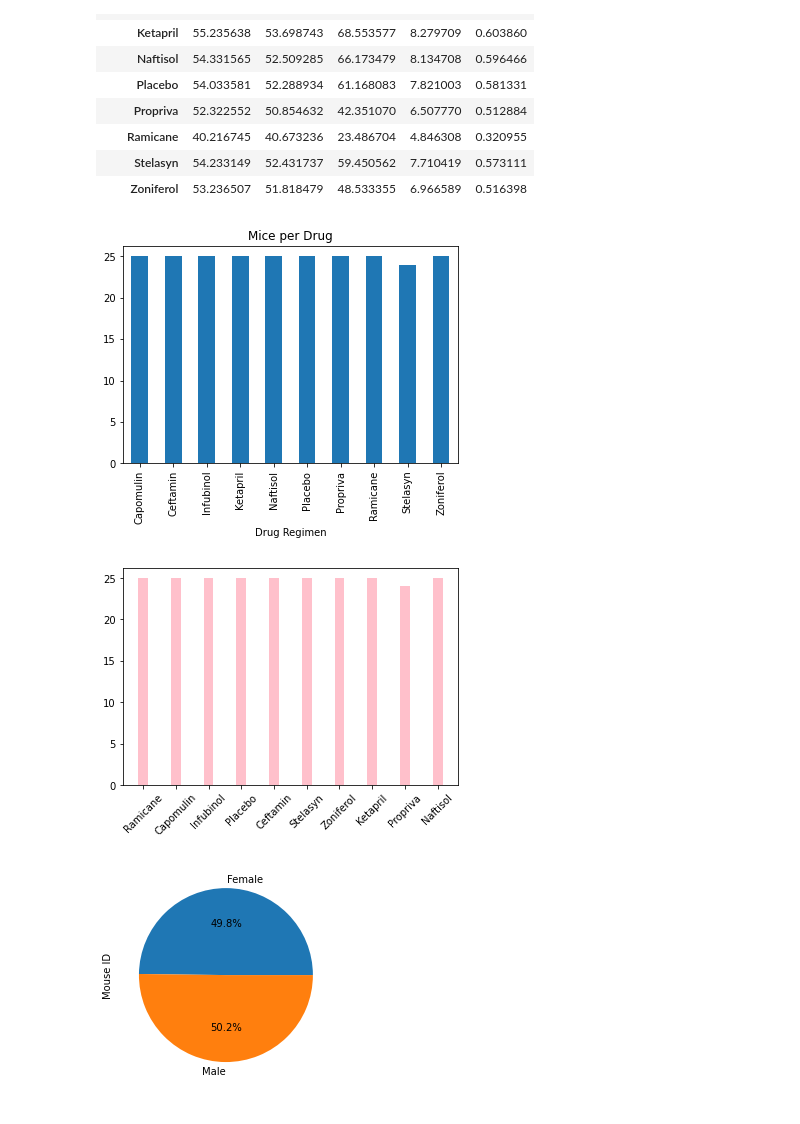
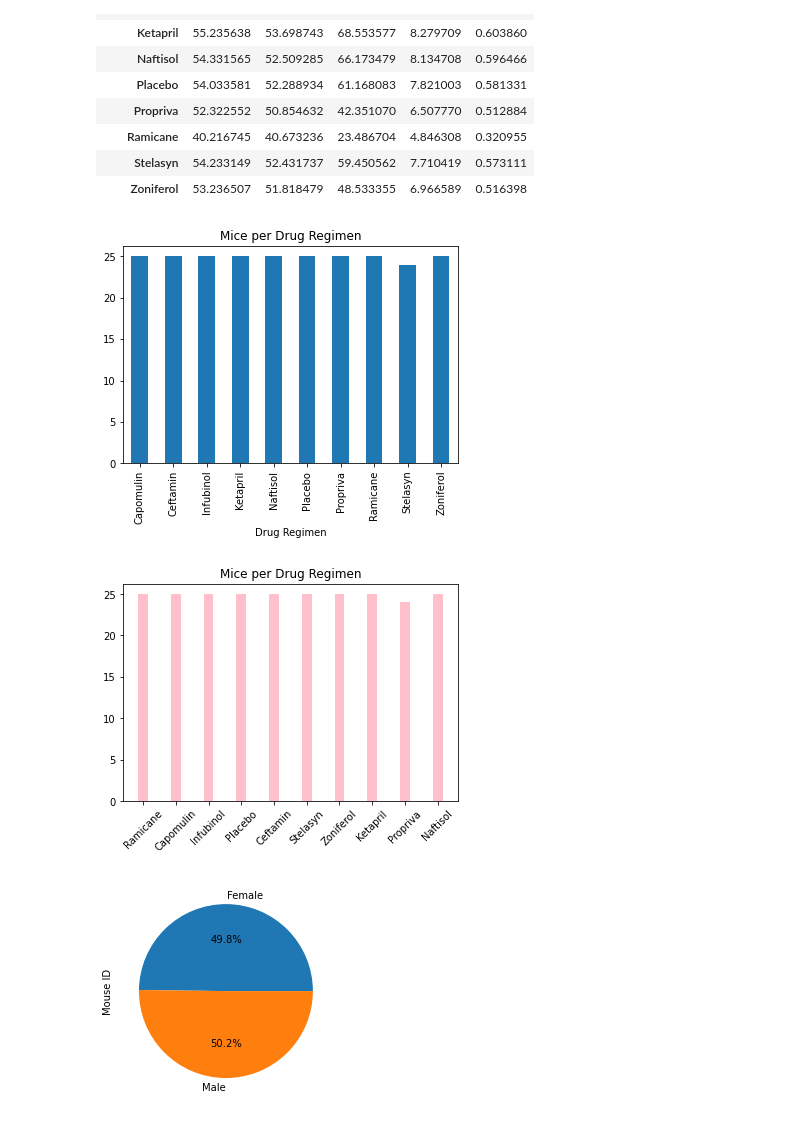
Before and after one commit to emedina2/Matplotlib_Homework, a Jupyter notebook: 02-Homework/05-Matplotlib/Instructions/Pymaceuticals/Pymaceuticals.ipynb, the cells around one changed output. Drawn from its saved outputs; the diff is of its cells as text; code cells hidden in the pictures.

```diff
--- a/02-Homework/05-Matplotlib/Instructions/Pymaceuticals/Pymaceuticals.ipynb
+++ b/02-Homework/05-Matplotlib/Instructions/Pymaceuticals/Pymaceuticals.ipynb
@@ -118,20 +118,21 @@ aggregation
 measurements = dupes.drop_duplicates(subset=['Mouse ID'], keep = "last")
 measurement_data = measurements.groupby('Drug Regimen')
 measurement_data = measurement_data['Mouse ID'].count()
-measurement_data.plot(kind="bar", title = "Mice per Drug")
+measurement_data.plot(kind="bar", title = "Mice per Drug Regimen")
 plt.show()
 # %% [output]
-[figure, old version]
+[figure, new version]
 # %%
 # Generate a bar plot showing the total number of measurements taken
 #on each drug regimen using pyplot.
 drugs = measurements['Drug Regimen'].unique()
 
 plt.bar(drugs, measurement_data,color = 'pink', width = .3)
 plt.xticks(rotation=45)
+plt.title("Mice per Drug Regimen")
 plt.show()
 # %% [output]
-[figure, old version]
+[figure, new version]
 # %%
 # Generate a pie plot showing the distribution of female versus male mice using pandas
 f_v_m = dupes.drop_duplicates(subset=['Mouse ID'], keep = "last").groupby('Sex')
```
Also changed, not shown: parts of 5 cells of this notebook.
